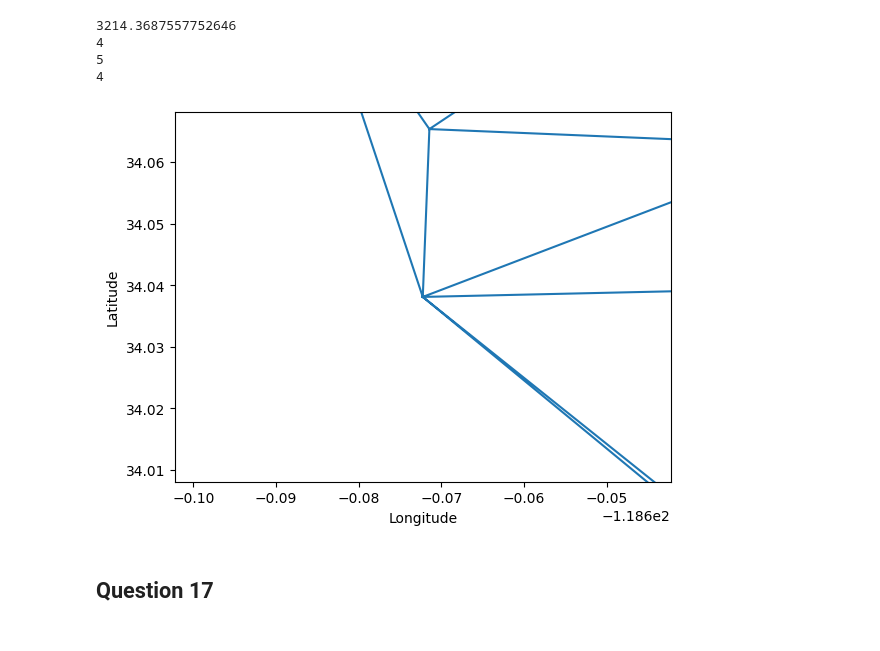
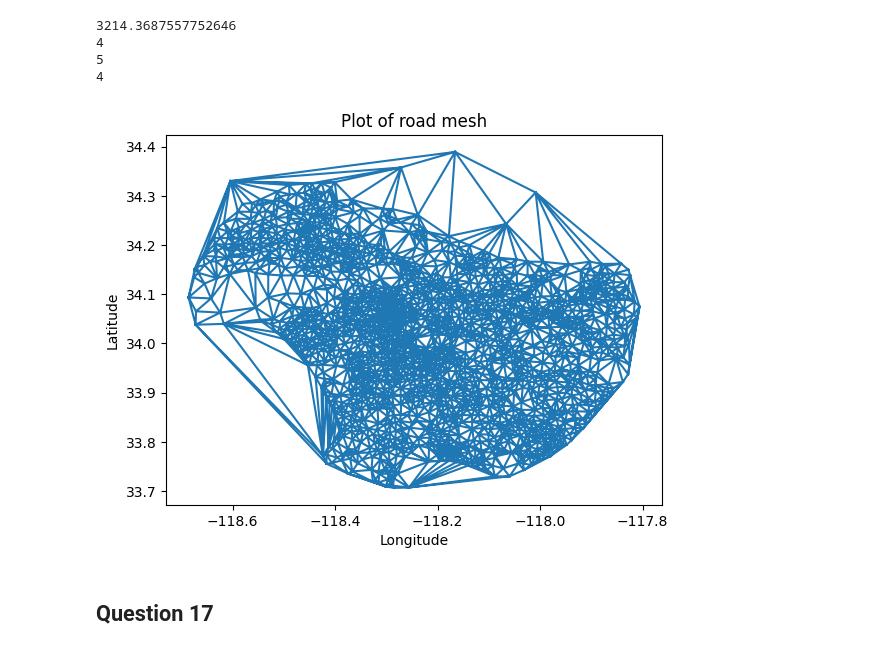
Before and after one commit to hershey890/ece232e, a Jupyter notebook: proj4_part2_q9_to_23.ipynb, the cells around one changed output. Drawn from its saved outputs; the diff is of its cells as text; code cells hidden in the pictures.

```diff
--- a/proj4_part2_q9_to_23.ipynb
+++ b/proj4_part2_q9_to_23.ipynb
@@ -416,16 +416,15 @@ print(paths)
 4
 5
 4
-# %%
-plt.triplot(lon, lat, delaunay_out.simplices)
-plt.ylim(lat_lon[malibu_node][0]-0.03,lat_lon[malibu_node][0]+0.03)
-plt.xlim(lat_lon[malibu_node][1]-0.03,lat_lon[malibu_node][1]+0.03)
-plt.xlabel('Longitude')
-plt.ylabel('Latitude')
-plt.plot(lon[malibu_node], lat[malibu_node])
-plt.show()
-# %% [output]
-[figure, removed]
+# %%
+
+plt.triplot(lon, lat, delaunay_out.simplices)
+plt.xlabel('Longitude')
+plt.ylabel('Latitude')
+plt.title('Plot of road mesh')
+plt.show()
+# %% [output]
+[figure, added]
 # %% [markdown]
 ## Question 17
 # %%
```
